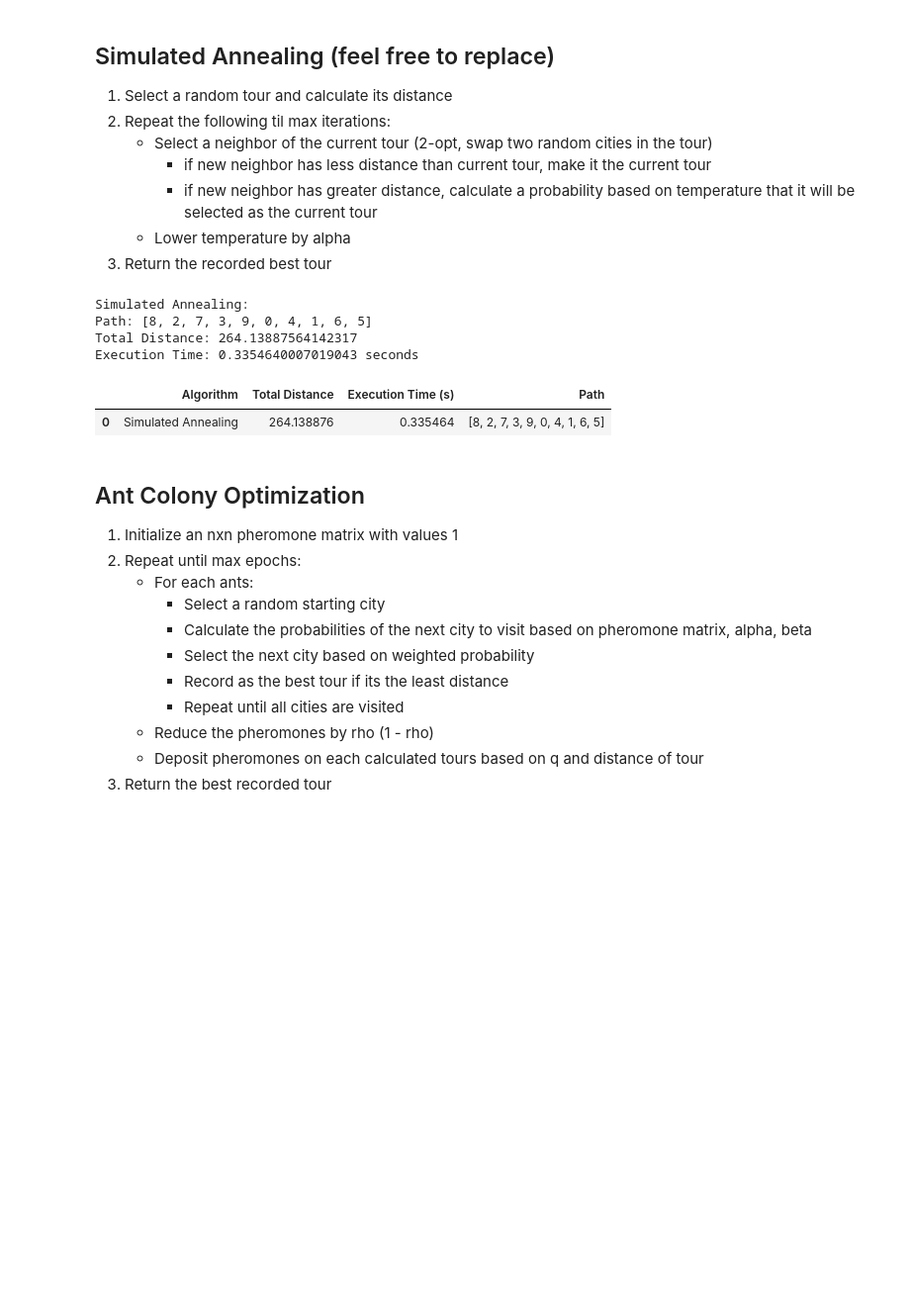
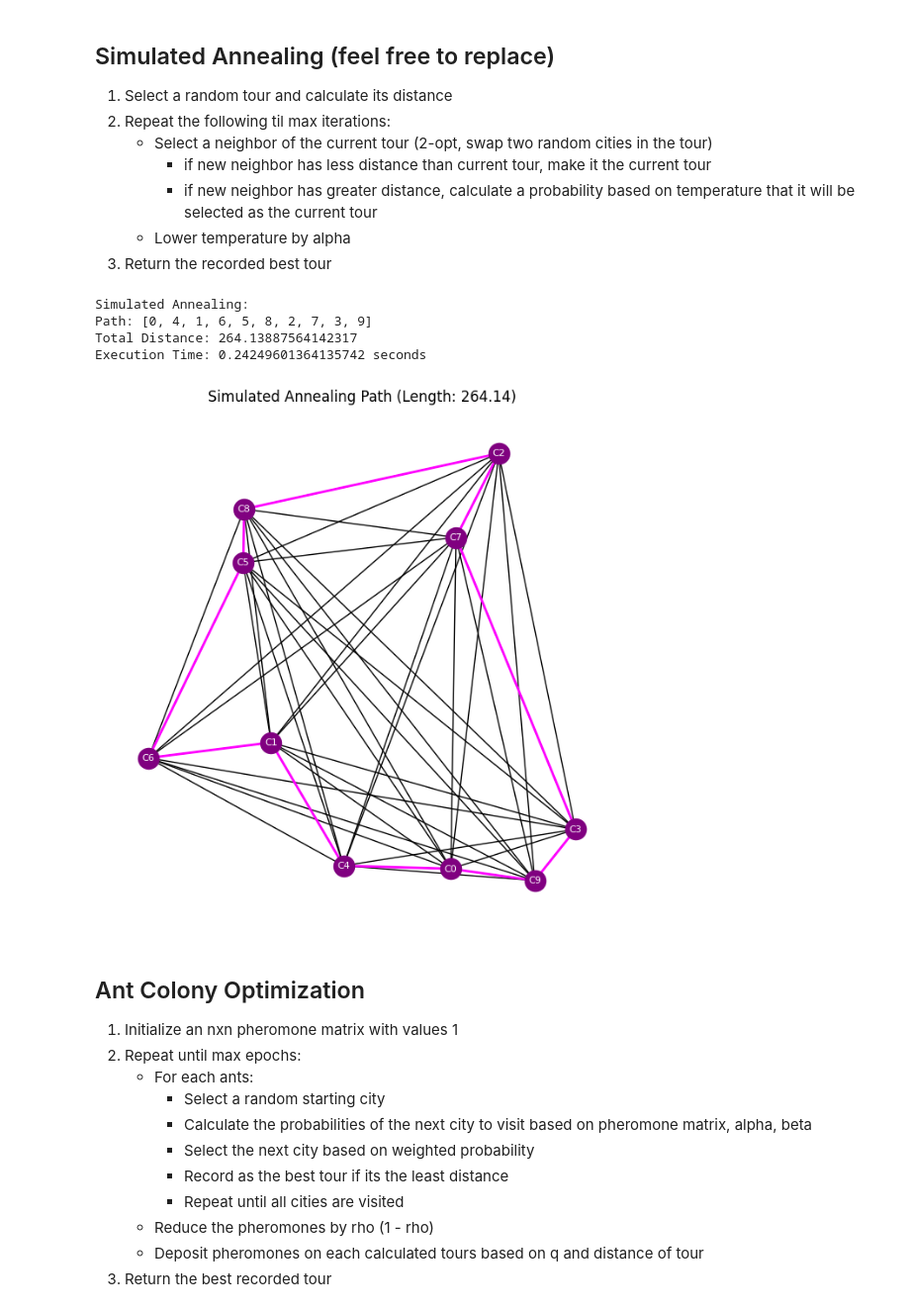
Before and after one commit to niceWizzard/GT_TSP_PS, a Jupyter notebook: problemset.ipynb, the cells around one changed output. Shown: that part at 99% size. Drawn from its saved outputs; the diff is of its cells as text; code cells hidden in the pictures; blank space fills up the shorter version.

```diff
--- a/problemset.ipynb
+++ b/problemset.ipynb
@@ -265,30 +299,39 @@ def simulated_annealing(cities, distances, T=10000, ALPHA=0.995, ITER=20000):
 # %%
 import pandas as pd
 
 start = time.time()
 sa_path, sa_length = simulated_annealing(cities, distances, T=10000, ALPHA=0.995, ITER=20000)
 sa_time = time.time() - start
 
 
 print("Simulated Annealing:")
 print("Path:", sa_path)
 print("Total Distance:", sa_length)
 print("Execution Time:", sa_time, "seconds")
 
-sa_results = pd.DataFrame({
-    "Algorithm": ["Simulated Annealing"],
-    "Total Distance": [sa_length],
-    "Execution Time (s)": [sa_time],
-    "Path": [sa_path]
-})
-display(sa_results)
+# Convert index-based path to city names
+city_names = list(cities.keys())
+sa_named_path = [city_names[i] for i in sa_path] + [city_names[sa_path[0]]]  # to close the tour
+
+
+# Visualize the path
+plt.figure(figsize=(6, 6))
+nx.draw(G, pos, with_labels=True, node_size=300, font_color='white', font_size=8, node_color='purple')
+
+# Draw the SA path
+sa_edges = [(sa_named_path[i], sa_named_path[i+1]) for i in range(len(sa_named_path) - 1)]
+nx.draw_networkx_edges(G, pos, edgelist=sa_edges, edge_color='magenta', width=2)
+
+# Title
+plt.title(f"Simulated Annealing Path (Length: {sa_length:.2f})")
+plt.axis('off')
+plt.show()
 # %% [output]
 Simulated Annealing:
-Path: [8, 2, 7, 3, 9, 0, 4, 1, 6, 5]
+Path: [0, 4, 1, 6, 5, 8, 2, 7, 3, 9]
 Total Distance: 264.13887564142317
-Execution Time: 0.3354640007019043 seconds
+Execution Time: 0.24249601364135742 seconds
-|  | Algorithm | Total Distance | Execution Time (s) | Path |
-| 0 | Simulated Annealing | 264.138876 | 0.335464 | [8, 2, 7, 3, 9, 0, 4, 1, 6, 5] |
+[figure, added]
 # %% [markdown]
 ## Ant Colony Optimization
 
```
Also changed, not shown: parts of 5 cells of this notebook.
